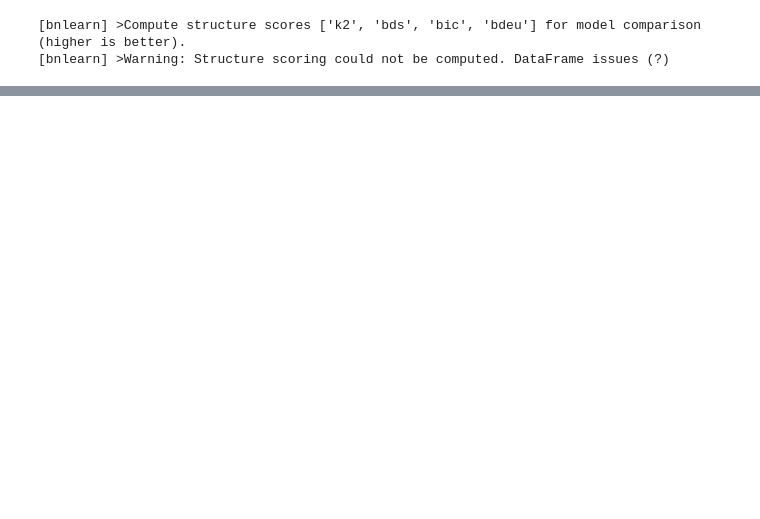
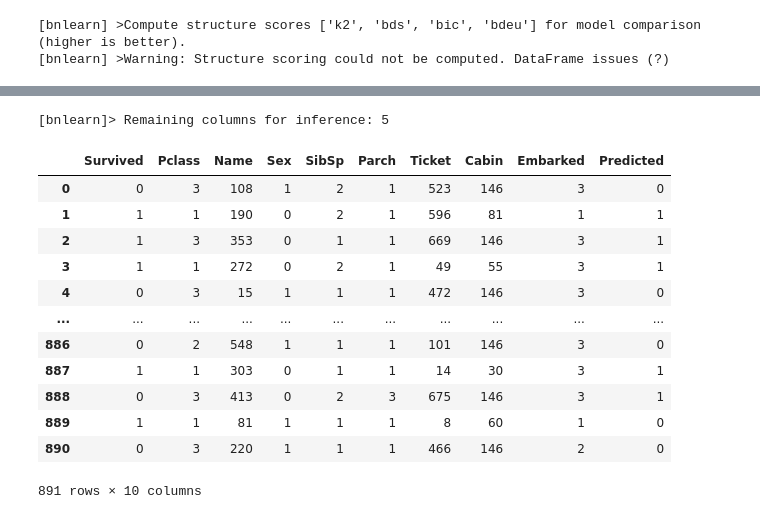
Before and after one commit to rugonzs/FLAI, a Jupyter notebook: Using FLAI for causal.ipynb, the cells around one changed output, grey strips where cells are left out. Drawn from its saved outputs; the diff is of its cells as text; code cells hidden in the pictures; blank space fills up the shorter version.

```diff
--- a/Using FLAI for causal.ipynb
+++ b/Using FLAI for causal.ipynb
@@ -139,7 +110,0 @@ flai_dataset.data[(flai_dataset.data.Sex == 0)].shape[0] / flai_dataset.data.sha
-# %%
-import bnlearn as bn
-bn.inference.fit(flai_graph.graph, variables=['Survived'], evidence={'Pclass':3,
-                                                          'Embarked':1,
-                                                          'Sex':1,
-                                                          'SibSp':5,
-                                                          'Parch':2})
@@ -189,0 +129,23 @@ array([0.31553861, 0.68446139])
+# %%
+import bnlearn as bn
+out = bn.predict(flai_graph.graph, flai_dataset.data[['Parch', 'Sex', 'Pclass', 'Embarked', 'SibSp']]
+, variables = ['Survived'])
+flai_dataset.data['Predicted'] = out.Survived
+# %% [output]
+[bnlearn]> Remaining columns for inference: 5
+# %%
+flai_dataset.data
+# %% [output]
+|  | Survived | Pclass | Name | Sex | SibSp | Parch | Ticket | Cabin | Embarked | Predicted |
+| 0 | 0 | 3 | 108 | 1 | 2 | 1 | 523 | 146 | 3 | 0 |
+| 1 | 1 | 1 | 190 | 0 | 2 | 1 | 596 | 81 | 1 | 1 |
+| 2 | 1 | 3 | 353 | 0 | 1 | 1 | 669 | 146 | 3 | 1 |
+| 3 | 1 | 1 | 272 | 0 | 2 | 1 | 49 | 55 | 3 | 1 |
+| 4 | 0 | 3 | 15 | 1 | 1 | 1 | 472 | 146 | 3 | 0 |
+| ... | ... | ... | ... | ... | ... | ... | ... | ... | ... | ... |
+| 886 | 0 | 2 | 548 | 1 | 1 | 1 | 101 | 146 | 3 | 0 |
+| 887 | 1 | 1 | 303 | 0 | 1 | 1 | 14 | 30 | 3 | 1 |
+| 888 | 0 | 3 | 413 | 0 | 2 | 3 | 675 | 146 | 3 | 1 |
+| 889 | 1 | 1 | 81 | 1 | 1 | 1 | 8 | 60 | 1 | 0 |
+| 890 | 0 | 3 | 220 | 1 | 1 | 1 | 466 | 146 | 2 | 0 |
+891 rows × 10 columns
```
Also changed, not shown: parts of 23 cells of this notebook, 6 other files.
